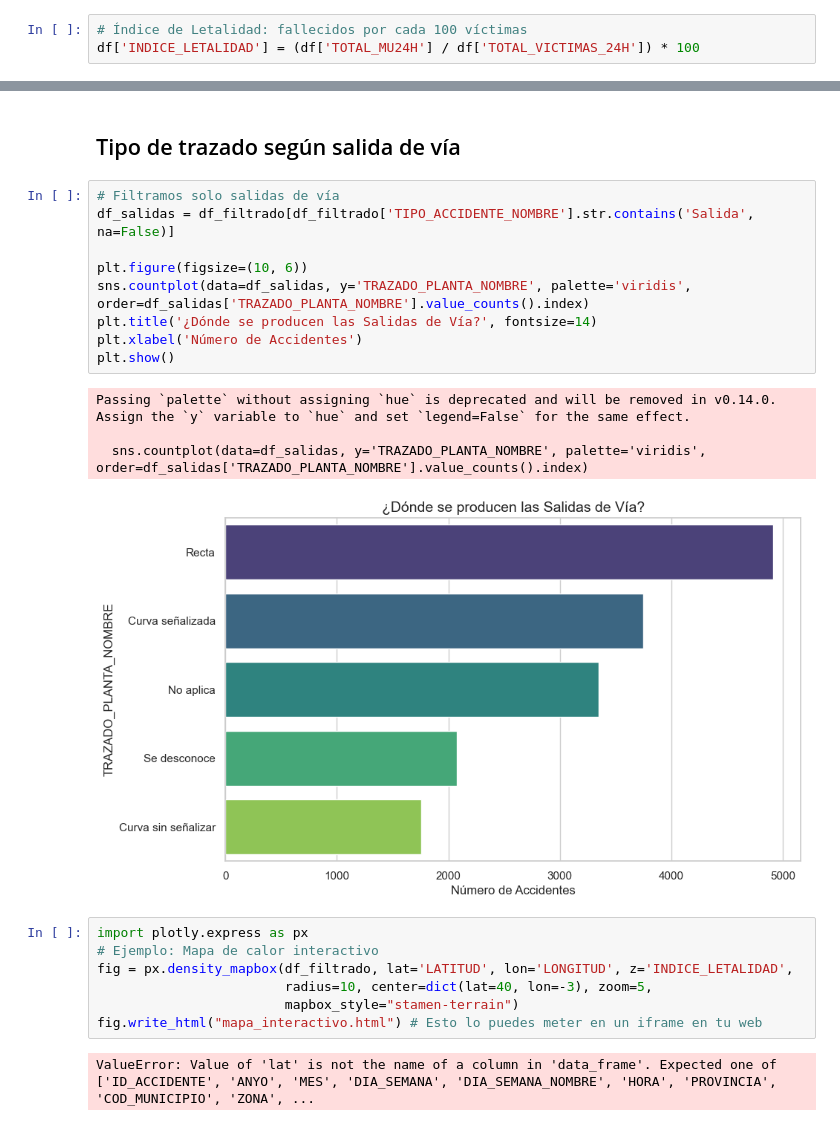
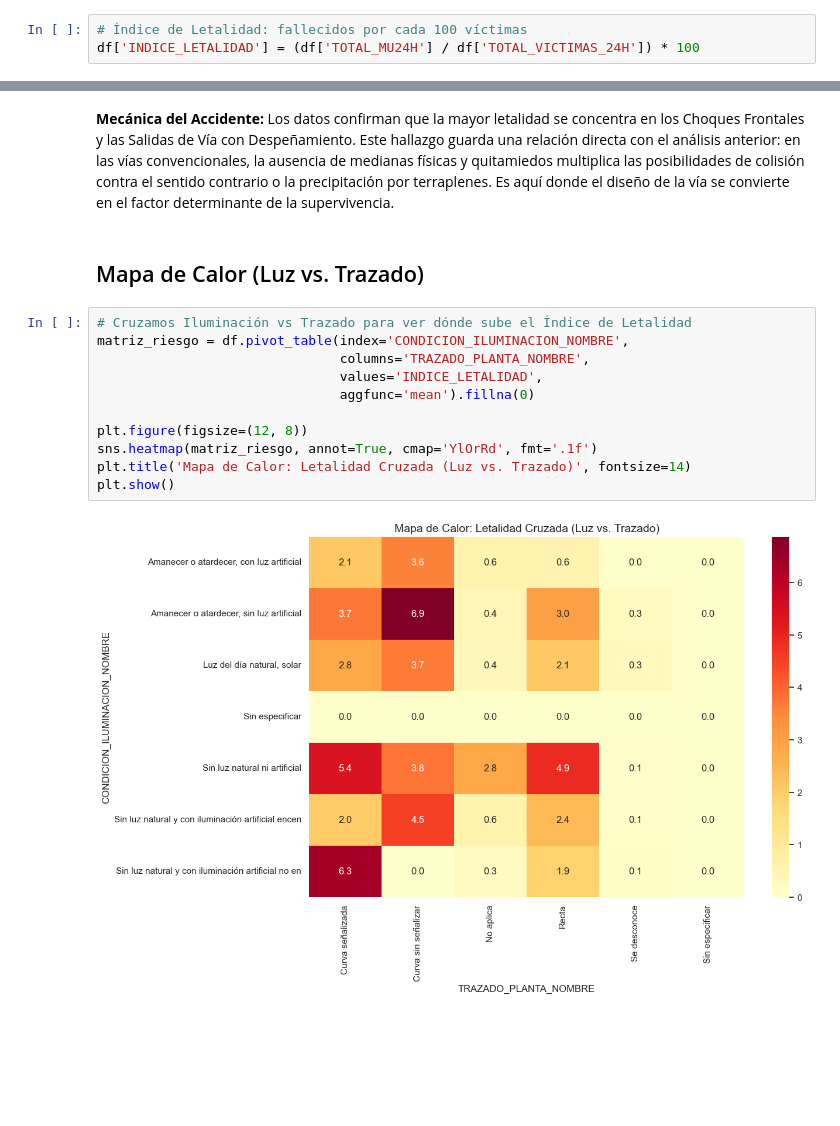
Before and after one commit to eloylozano/viarisk, a Jupyter notebook: notebooks/02_eda_visualizacion_dgt.ipynb, the cells around one changed output, grey strips where cells are left out. Drawn from its saved outputs; the diff is of its cells as text; blank space fills up the shorter version.

```diff
--- a/notebooks/02_eda_visualizacion_dgt.ipynb
+++ b/notebooks/02_eda_visualizacion_dgt.ipynb
@@ -291,25 +150,17 @@ Passing `palette` without assigning `hue` is deprecated and will be removed in v
-# %% [markdown]
-## Tipo de trazado según salida de vía
-# %%
-# Filtramos solo salidas de vía
-df_salidas = df_filtrado[df_filtrado['TIPO_ACCIDENTE_NOMBRE'].str.contains('Salida', na=False)]
-
-plt.figure(figsize=(10, 6))
-sns.countplot(data=df_salidas, y='TRAZADO_PLANTA_NOMBRE', palette='viridis', order=df_salidas['TRAZADO_PLANTA_NOMBRE'].value_counts().index)
-plt.title('¿Dónde se producen las Salidas de Vía?', fontsize=14)
-plt.xlabel('Número de Accidentes')
-plt.show()
-# %% [output]
-Passing `palette` without assigning `hue` is deprecated and will be removed in v0.14.0. Assign the `y` variable to `hue` and set `legend=False` for the same effect.
-
-  sns.countplot(data=df_salidas, y='TRAZADO_PLANTA_NOMBRE', palette='viridis', order=df_salidas['TRAZADO_PLANTA_NOMBRE'].value_counts().index)
-[figure, removed]
-# %%
-import plotly.express as px
-# Ejemplo: Mapa de calor interactivo
-fig = px.density_mapbox(df_filtrado, lat='LATITUD', lon='LONGITUD', z='INDICE_LETALIDAD',
-                        radius=10, center=dict(lat=40, lon=-3), zoom=5,
-                        mapbox_style="stamen-terrain")
-fig.write_html("mapa_interactivo.html") # Esto lo puedes meter en un iframe en tu web
-# %% [output]
-ValueError: Value of 'lat' is not the name of a column in 'data_frame'. Expected one of ['ID_ACCIDENTE', 'ANYO', 'MES', 'DIA_SEMANA', 'DIA_SEMANA_NOMBRE', 'HORA', 'PROVINCIA', 'COD_MUNICIPIO', 'ZONA', ...
+# %% [markdown]
+**Mecánica del Accidente:** Los datos confirman que la mayor letalidad se concentra en los Choques Frontales y las Salidas de Vía con Despeñamiento. Este hallazgo guarda una relación directa con el análisis anterior: en las vías convencionales, la ausencia de medianas físicas y quitamiedos multiplica las posibilidades de colisión contra el sentido contrario o la precipitación por terraplenes. Es aquí donde el diseño de la vía se convierte en el factor determinante de la supervivencia.
+# %% [markdown]
+## Mapa de Calor (Luz vs. Trazado)
+# %%
+# Cruzamos Iluminación vs Trazado para ver dónde sube el Índice de Letalidad
+matriz_riesgo = df.pivot_table(index='CONDICION_ILUMINACION_NOMBRE',
+                               columns='TRAZADO_PLANTA_NOMBRE',
+                               values='INDICE_LETALIDAD',
+                               aggfunc='mean').fillna(0)
+
+plt.figure(figsize=(12, 8))
+sns.heatmap(matriz_riesgo, annot=True, cmap='YlOrRd', fmt='.1f')
+plt.title('Mapa de Calor: Letalidad Cruzada (Luz vs. Trazado)', fontsize=14)
+plt.show()
+# %% [output]
+[figure, added]
```
Also changed, not shown: parts of 84 cells of this notebook, 2 other files.
